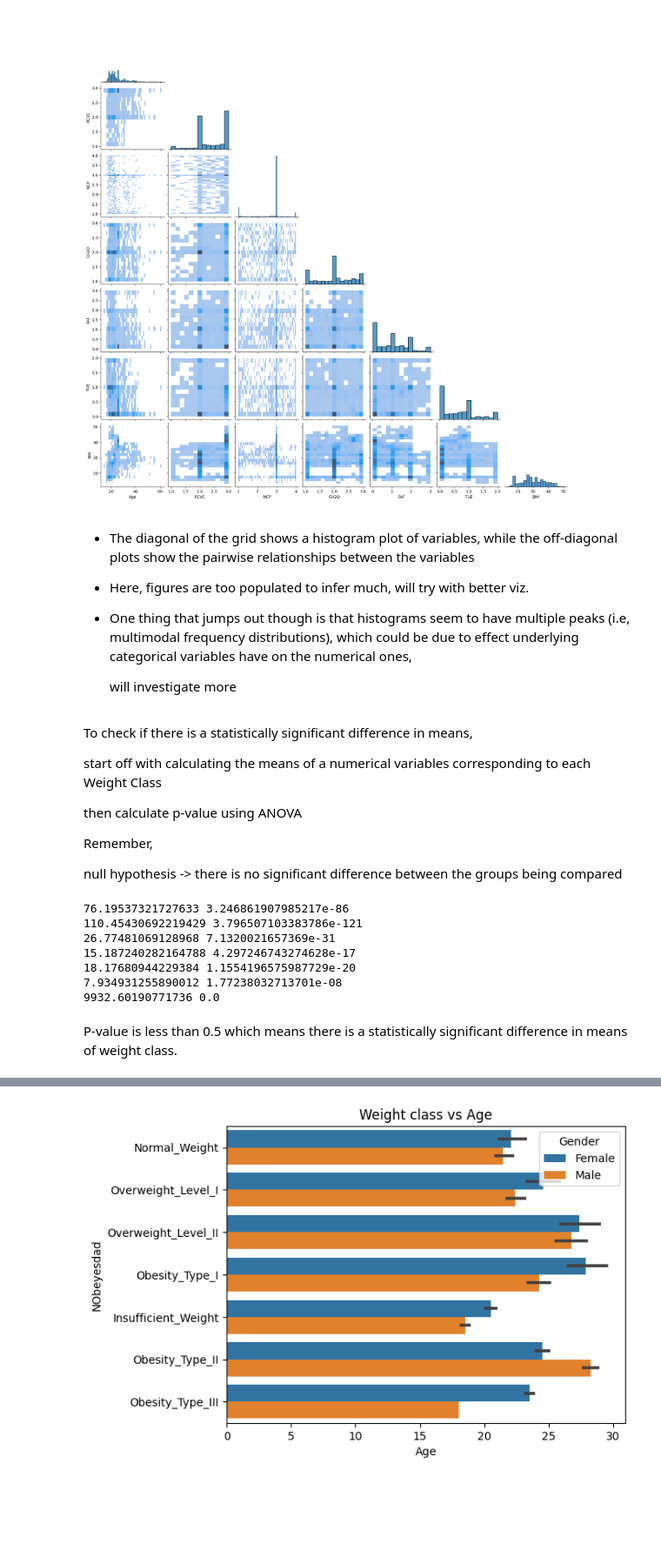
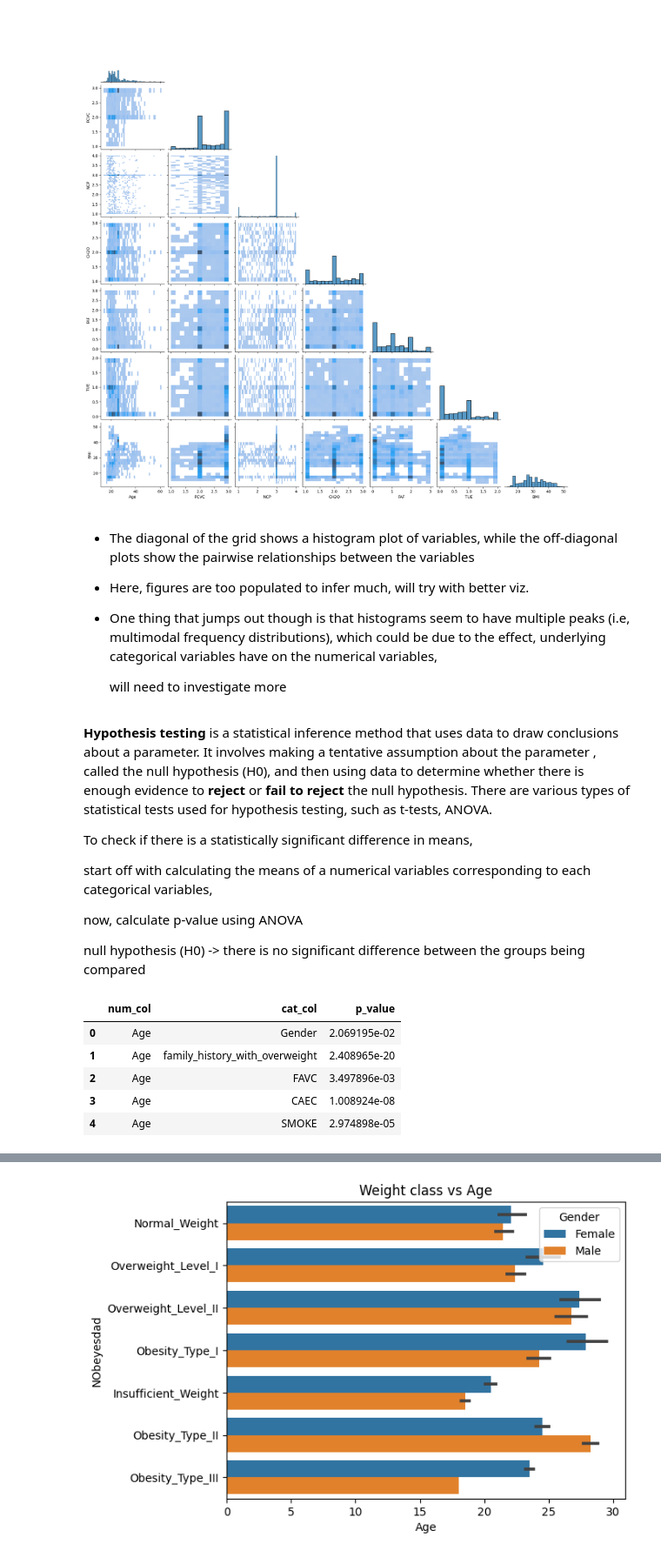
Before and after one commit to gshreya5/colab, a Jupyter notebook: EDA_on_UCI_Obesity_Dataset.ipynb, the cells around one changed output, grey strips where cells are left out. Shown: that part at 87% size. Drawn from its saved outputs; the diff is of its cells as text; code cells hidden in the pictures; blank space fills up the shorter version.

```diff
--- a/EDA_on_UCI_Obesity_Dataset.ipynb
+++ b/EDA_on_UCI_Obesity_Dataset.ipynb
@@ -251,37 +252,18 @@ sns.pairplot(df, corner=True, kind = 'hist');
 * The diagonal of the grid shows a histogram plot of variables, while the off-diagonal plots show the pairwise relationships between the variables
 
 * Here, figures are too populated to infer much, will try with better viz.
-* One thing that jumps out though is that histograms seem to have multiple peaks (i.e, multimodal frequency distributions), which could be due to effect underlying categorical variables have on the numerical ones,
+* One thing that jumps out though is that histograms seem to have multiple peaks (i.e, multimodal frequency distributions), which could be due to the effect, underlying categorical variables have on the numerical variables,
 
-  will investigate more
+  will need to investigate more
 # %% [markdown]
+**Hypothesis testing** is a statistical inference method that uses data to draw conclusions about a parameter. It involves making a tentative assumption about the parameter , called the null hypothesis (H0), and then using data to determine whether there is enough evidence to **reject** or **fail to reject** the null hypothesis. There are various types of statistical tests used for hypothesis testing, such as t-tests, ANOVA.
+
+
+
 To check if there is a statistically significant difference in means,
 
-start off with calculating the means of a numerical variables corresponding to each Weight Class
+start off with calculating the means of a numerical variables corresponding to each categorical variables,
 
-then calculate p-value using ANOVA
+now, calculate p-value using ANOVA
 
-Remember,
-
-null hypothesis -> there is no significant difference between the groups being compared
+null hypothesis (H0) -> there is no significant difference between the groups being compared
-# %%
-for col in df.select_dtypes(float):
-  s,p = stats.f_oneway(
-                 df[col][df['NObeyesdad'] ==  'Insufficient_Weight'],
-                 df[col][df['NObeyesdad'] ==  'Normal_Weight'],
-                 df[col][df['NObeyesdad'] ==  'Obesity_Type_I'],
-                 df[col][df['NObeyesdad'] ==  'Obesity_Type_II'],
-                 df[col][df['NObeyesdad'] ==  'Obesity_Type_III'],
-                 df[col][df['NObeyesdad'] ==  'Overweight_Level_I'],
-                 df[col][df['NObeyesdad'] ==  'Overweight_Level_II'])
-  print(s,p)
-# %% [output]
-76.19537321727633 3.246861907985217e-86
-110.45430692219429 3.796507103383786e-121
-26.77481069128968 7.1320021657369e-31
-15.187240282164788 4.297246743274628e-17
-18.17680944229384 1.1554196575987729e-20
-7.934931255890012 1.77238032713701e-08
-9932.60190771736 0.0
-# %% [markdown]
-P-value is less than 0.5 which means there is a statistically significant difference in means of weight class.
@@ -287,0 +283,9 @@ P-value is less than 0.5 which means there is a statistically significant differ
+# %%
+p_value.head()
+# %% [output]
+|  | num_col | cat_col | p_value |
+| 0 | Age | Gender | 2.069195e-02 |
+| 1 | Age | family_history_with_overweight | 2.408965e-20 |
+| 2 | Age | FAVC | 3.497896e-03 |
+| 3 | Age | CAEC | 1.008924e-08 |
+| 4 | Age | SMOKE | 2.974898e-05 |
```
Also changed, not shown: parts of 9 cells of this notebook.
